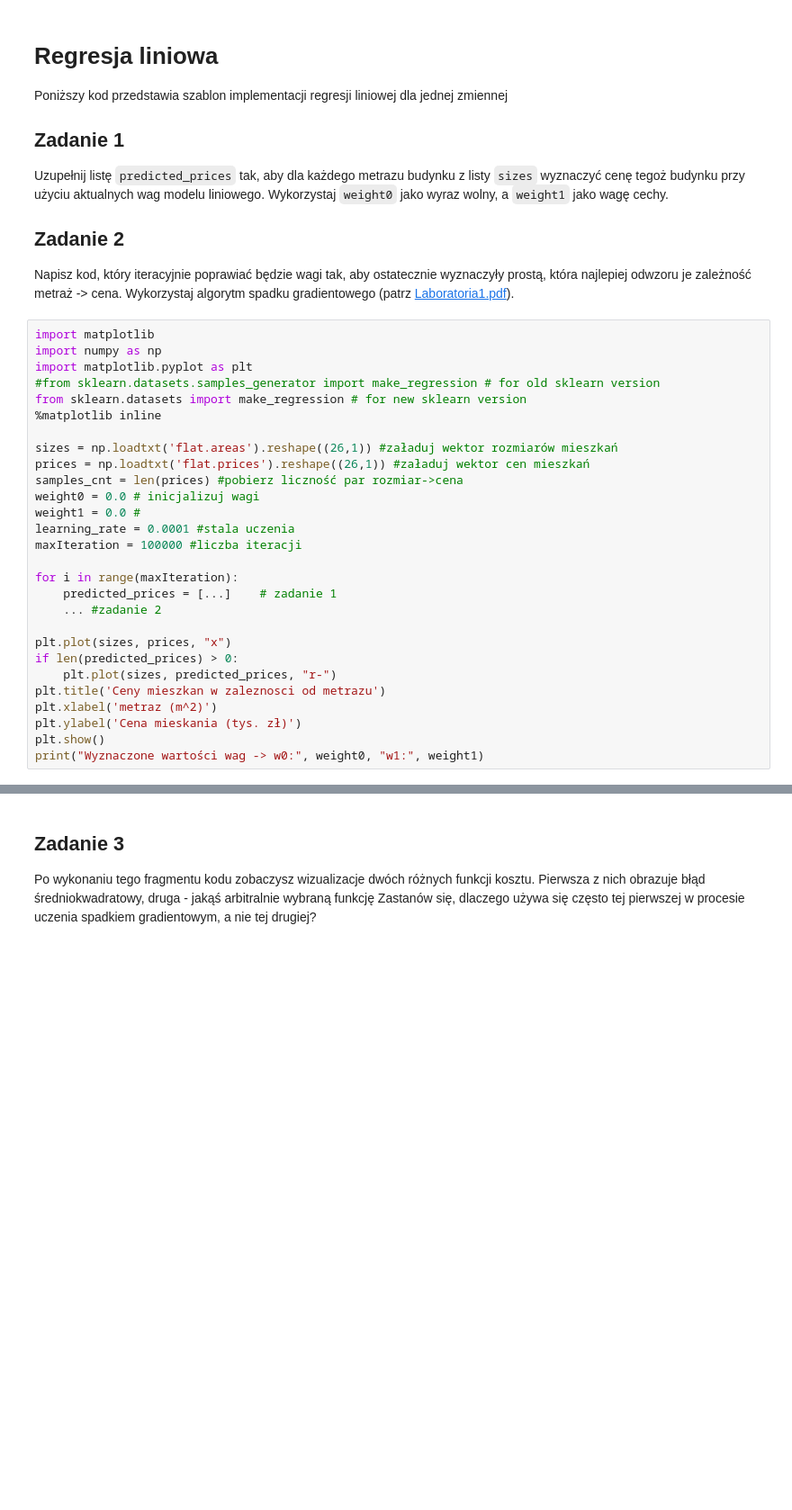
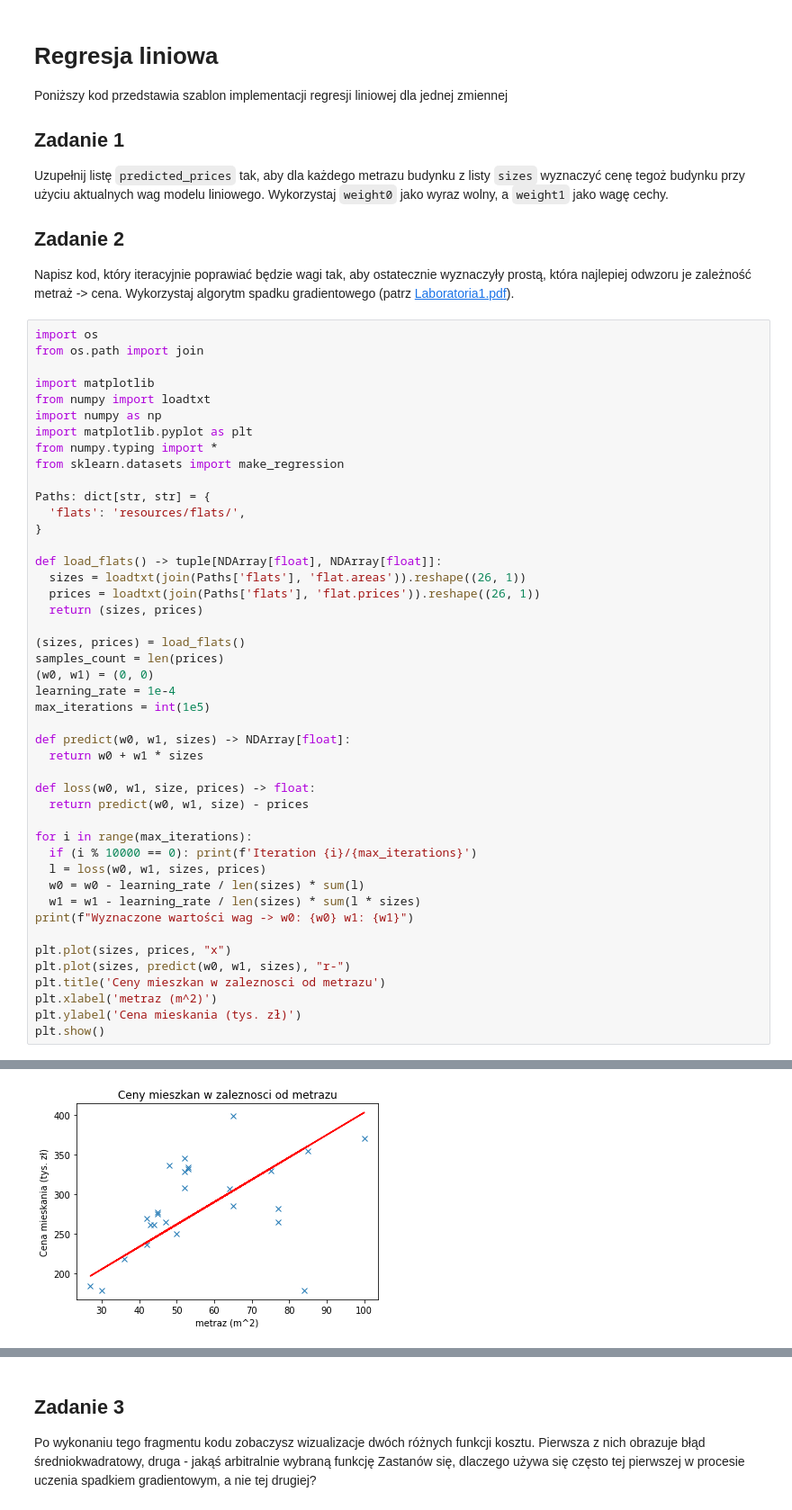
Before and after one commit to Mimikkk/__si-2021, a Jupyter notebook: src/lab1.ipynb, the cells around one changed output, grey strips where cells are left out. Shown: that part at 90% size. Saved outputs shown, nothing was run; the diff lists cells and outputs as text; blank space fills up the shorter version.

```diff
--- a/src/lab1.ipynb
+++ b/src/lab1.ipynb
@@ -7,31 +7,49 @@ Uzupełnij listę `predicted_prices` tak, aby dla każdego metrazu budynku z lis
 
 ## Zadanie 2
 Napisz kod, który iteracyjnie poprawiać będzie wagi tak, aby ostatecznie wyznaczyły prostą, która najlepiej odwzoru je zależność metraż -> cena. Wykorzystaj algorytm spadku gradientowego (patrz [Laboratoria1.pdf](Laboratoria1.pdf)).
-# %%
-import matplotlib
-import numpy as np
-import matplotlib.pyplot as plt
-#from sklearn.datasets.samples_generator import make_regression # for old sklearn version
-from sklearn.datasets import make_regression # for new sklearn version
-%matplotlib inline
-
-sizes = np.loadtxt('flat.areas').reshape((26,1)) #załaduj wektor rozmiarów mieszkań
-prices = np.loadtxt('flat.prices').reshape((26,1)) #załaduj wektor cen mieszkań
-samples_cnt = len(prices) #pobierz liczność par rozmiar->cena
-weight0 = 0.0 # inicjalizuj wagi
-weight1 = 0.0 #
-learning_rate = 0.0001 #stala uczenia
-maxIteration = 100000 #liczba iteracji
-
-for i in range(maxIteration):
-    predicted_prices = [...]    # zadanie 1
-    ... #zadanie 2
-
-plt.plot(sizes, prices, "x")
-if len(predicted_prices) > 0:
-    plt.plot(sizes, predicted_prices, "r-")
-plt.title('Ceny mieszkan w zaleznosci od metrazu')
-plt.xlabel('metraz (m^2)')
-plt.ylabel('Cena mieskania (tys. zł)')
-plt.show()
-print("Wyznaczone wartości wag -> w0:", weight0, "w1:", weight1)
+# %%
+import os
+from os.path import join
+
+import matplotlib
+from numpy import loadtxt
+import numpy as np
+import matplotlib.pyplot as plt
+from numpy.typing import *
+from sklearn.datasets import make_regression
+
+Paths: dict[str, str] = {
+  'flats': 'resources/flats/',
+}
+
+def load_flats() -> tuple[NDArray[float], NDArray[float]]:
+  sizes = loadtxt(join(Paths['flats'], 'flat.areas')).reshape((26, 1))
+  prices = loadtxt(join(Paths['flats'], 'flat.prices')).reshape((26, 1))
+  return (sizes, prices)
+
+(sizes, prices) = load_flats()
+samples_count = len(prices)
+(w0, w1) = (0, 0)
+learning_rate = 1e-4
+max_iterations = int(1e5)
+
+def predict(w0, w1, sizes) -> NDArray[float]:
+  return w0 + w1 * sizes
+
+def loss(w0, w1, size, prices) -> float:
+  return predict(w0, w1, size) - prices
+
+for i in range(max_iterations):
+  if (i % 10000 == 0): print(f'Iteration {i}/{max_iterations}')
+  l = loss(w0, w1, sizes, prices)
+  w0 = w0 - learning_rate / len(sizes) * sum(l)
+  w1 = w1 - learning_rate / len(sizes) * sum(l * sizes)
+print(f"Wyznaczone wartości wag -> w0: {w0} w1: {w1}")
+
+plt.plot(sizes, prices, "x")
+plt.plot(sizes, predict(w0, w1, sizes), "r-")
+plt.title('Ceny mieszkan w zaleznosci od metrazu')
+plt.xlabel('metraz (m^2)')
+plt.ylabel('Cena mieskania (tys. zł)')
+plt.show()
+# %% [output]
@@ -38,3 +67,4 @@ print("Wyznaczone wartości wag -> w0:", weight0, "w1:", weight1)
+[figure, added]
 # %%
 from utils import visualize_cost_function
 import numpy as np
```
Also changed, not shown: parts of 13 cells of this notebook.
